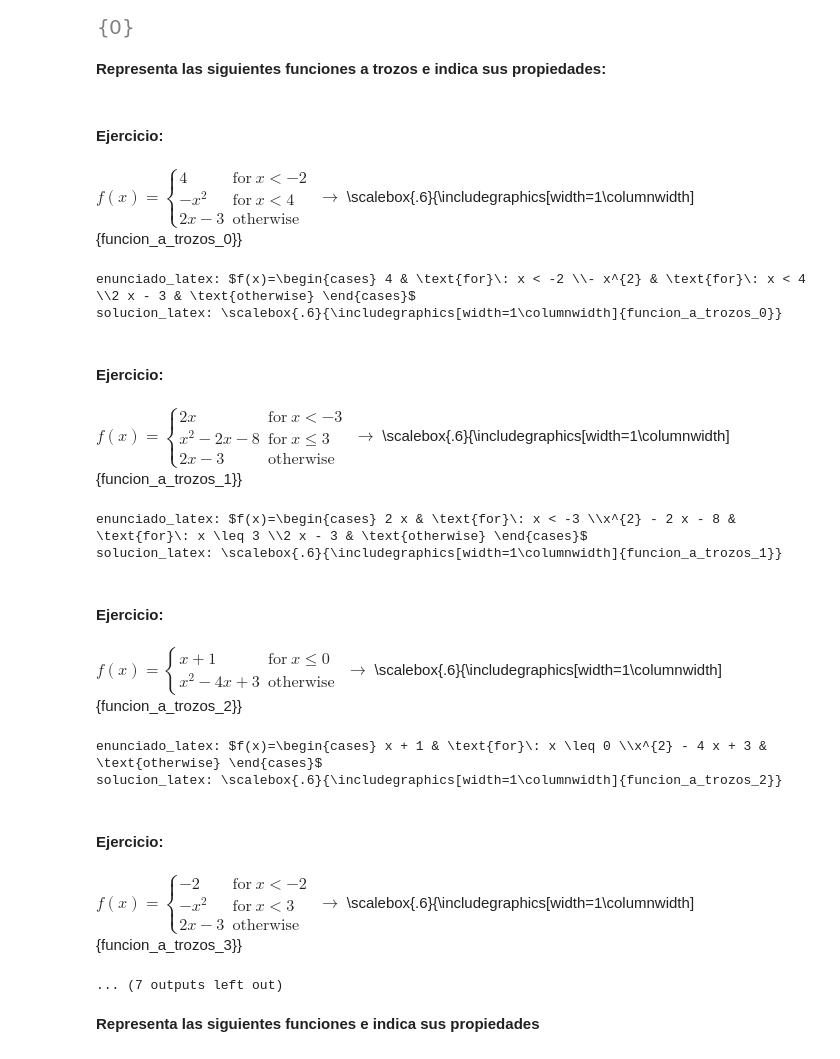
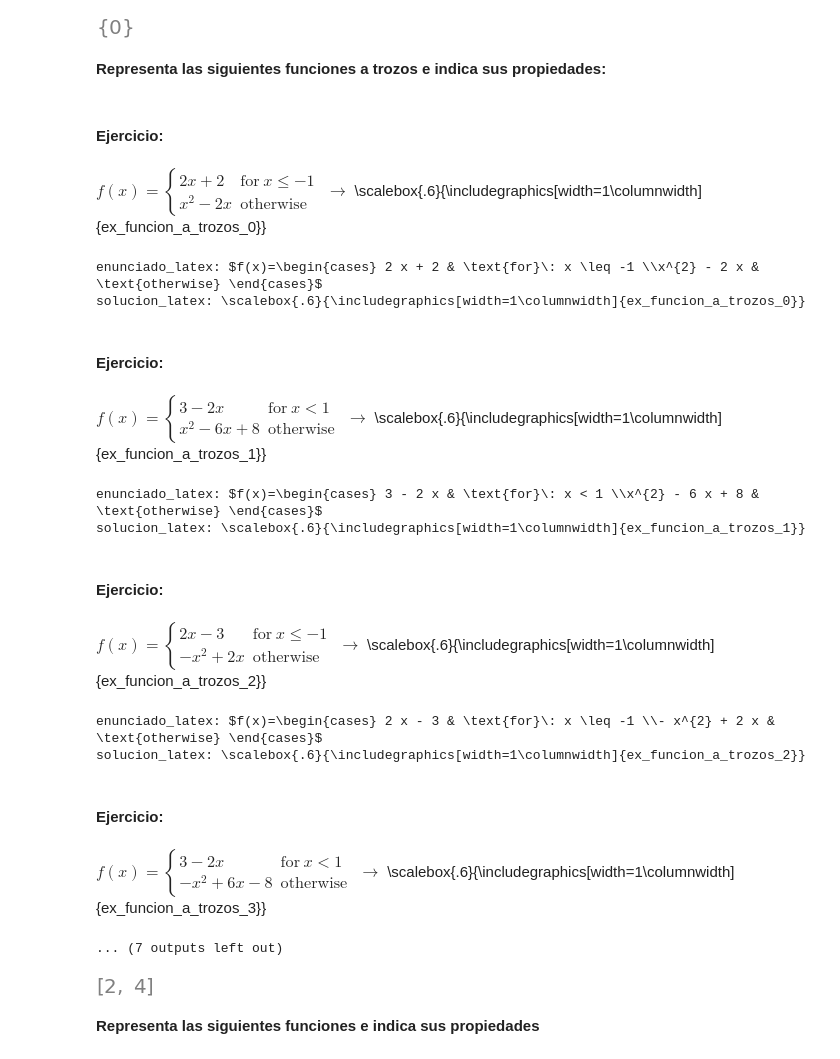
Before and after one commit to crdguez/mat4ac, a Jupyter notebook: notebooks/16-funciones.ipynb, the cells around one changed output. Saved outputs shown, nothing was run; the diff lists cells and outputs as text; code cells hidden in the pictures.

```diff
--- a/notebooks/16-funciones.ipynb
+++ b/notebooks/16-funciones.ipynb
@@ -186,13 +190,21 @@ singularities(sqrt(1/x),x)
 texto_ejercicio = 'Representa las siguientes funciones a trozos e indica sus propiedades:'
 display(md("**"+texto_ejercicio+"**"))
 
-enunciado = [Piecewise((4,x<-2),(-x**2,x<4),(2*x-3,x>=4)),
-             Piecewise((2*x,x<-3),(x**2-2*x-8,x<=3),(2*x-3,x>3)),
-             Piecewise((x+1,x<=0),(x**2-4*x+3,x>0)),
-#            Autoevaluacion
-             Piecewise((-2,x<-2),(-x**2,x<3),(2*x-3,x>=3)),
-             Piecewise((-3*x,x<-2),(x**2-2*x-8,x<=4),(2*x-1,x>4)),
-             Piecewise((x+1,x<=-1),(x**2-4*x+3,x>-1)),
+enunciado = [
+#              Piecewise((4,x<-2),(-x**2,x<4),(2*x-3,x>=4)),
+#              Piecewise((2*x,x<-3),(x**2-2*x-8,x<=3),(2*x-3,x>3)),
+#              Piecewise((x+1,x<=0),(x**2-4*x+3,x>0)),
+# #            Autoevaluacion
+#              Piecewise((-2,x<-2),(-x**2,x<3),(2*x-3,x>=3)),
+#              Piecewise((-3*x,x<-2),(x**2-2*x-8,x<=4),(2*x-1,x>4)),
+#              Piecewise((x+1,x<=-1),(x**2-4*x+3,x>-1)),
+#         Examen
+             Piecewise((2*x+2,x<=-1),(x**2 - 2* x,x>-1)),
+             Piecewise((-2*x+3,x<1),(x**2-6*x+8,x>=1)),
+             Piecewise((2*x-3,x<=-1),(-x**2 + 2* x,x>-1)),
+             Piecewise((-2*x+3,x<1),(-x**2+6*x-8,x>=1)),
+             Piecewise((2*x+3,x<-2),(3,x<=2),(-x+3,x>2)),
+             Piecewise((-2*x+3,x<-1),(3,x<=3),(x+3,x>3)),
                        ]
 question=texto_ejercicio
 parts=[]
@@ -200,11 +212,14 @@ sz=20
 
 for n,i in enumerate(enunciado) :
 #     enun, sol =r"$f(x)="+latex(i)+r"$",r"""\scalebox{.6}{\input{funcion_a_trozos_"""+latex(n)+r""".pgf}}"""
-    enun, sol =r"$f(x)="+latex(i)+r"$",r"""\scalebox{.6}{\includegraphics[width=1\columnwidth]{funcion_a_trozos_"""+latex(n)+r"""}}"""
+#     enun, sol =r"$f(x)="+latex(i)+r"$",r"""\scalebox{.6}{\includegraphics[width=1\columnwidth]{funcion_a_trozos_"""+latex(n)+r"""}}"""
+    enun, sol =r"$f(x)="+latex(i)+r"$",r"""\scalebox{.6}{\includegraphics[width=1\columnwidth]{ex_funcion_a_trozos_"""+latex(n)+r"""}}"""
 
     fg = grafica_funcion_trozos(i)[1]
 #    fg.savefig("funcion_a_trozos_{}.pgf".format(n))
-    fg.savefig("funcion_a_trozos_{}.png".format(n))
+#     fg.savefig("funcion_a_trozos_{}.png".format(n))
+    fg.savefig("ex_funcion_a_trozos_{}.png".format(n))
+
     mostrar_ejercicio(enun, sol)
     parts.append([enun, sol])
 
@@ -212,20 +227,25 @@ print(latex_exam(question, parts).replace(r'\frac',r'\dfrac'))
 # %% [output]
 **Representa las siguientes funciones a trozos e indica sus propiedades:**
 #### Ejercicio:
-$f(x)=\begin{cases} 4 & \text{for}\: x < -2 \\- x^{2} & \text{for}\: x < 4 \\2 x - 3 & \text{otherwise} \end{cases}$ $\to$ \scalebox{.6}{\includegraphics[width=1\columnwidth]{funcion_a_trozos_0}}
+$f(x)=\begin{cases} 2 x + 2 & \text{for}\: x \leq -1 \\x^{2} - 2 x & \text{otherwise} \end{cases}$ $\to$ \scalebox{.6}{\includegraphics[width=1\columnwidth]{ex_funcion_a_trozos_0}}
-enunciado_latex: $f(x)=\begin{cases} 4 & \text{for}\: x < -2 \\- x^{2} & \text{for}\: x < 4 \\2 x - 3 & \text{otherwise} \end{cases}$
-solucion_latex: \scalebox{.6}{\includegraphics[width=1\columnwidth]{funcion_a_trozos_0}}
+enunciado_latex: $f(x)=\begin{cases} 2 x + 2 & \text{for}\: x \leq -1 \\x^{2} - 2 x & \text{otherwise} \end{cases}$
+solucion_latex: \scalebox{.6}{\includegraphics[width=1\columnwidth]{ex_funcion_a_trozos_0}}
 #### Ejercicio:
-$f(x)=\begin{cases} 2 x & \text{for}\: x < -3 \\x^{2} - 2 x - 8 & \text{for}\: x \leq 3 \\2 x - 3 & \text{otherwise} \end{cases}$ $\to$ \scalebox{.6}{\includegraphics[width=1\columnwidth]{funcion_a_trozos_1}}
+$f(x)=\begin{cases} 3 - 2 x & \text{for}\: x < 1 \\x^{2} - 6 x + 8 & \text{otherwise} \end{cases}$ $\to$ \scalebox{.6}{\includegraphics[width=1\columnwidth]{ex_funcion_a_trozos_1}}
-enunciado_latex: $f(x)=\begin{cases} 2 x & \text{for}\: x < -3 \\x^{2} - 2 x - 8 & \text{for}\: x \leq 3 \\2 x - 3 & \text{otherwise} \end{cases}$
-solucion_latex: \scalebox{.6}{\includegraphics[width=1\columnwidth]{funcion_a_trozos_1}}
+enunciado_latex: $f(x)=\begin{cases} 3 - 2 x & \text{for}\: x < 1 \\x^{2} - 6 x + 8 & \text{otherwise} \end{cases}$
+solucion_latex: \scalebox{.6}{\includegraphics[width=1\columnwidth]{ex_funcion_a_trozos_1}}
 #### Ejercicio:
-$f(x)=\begin{cases} x + 1 & \text{for}\: x \leq 0 \\x^{2} - 4 x + 3 & \text{otherwise} \end{cases}$ $\to$ \scalebox{.6}{\includegraphics[width=1\columnwidth]{funcion_a_trozos_2}}
+$f(x)=\begin{cases} 2 x - 3 & \text{for}\: x \leq -1 \\- x^{2} + 2 x & \text{otherwise} \end{cases}$ $\to$ \scalebox{.6}{\includegraphics[width=1\columnwidth]{ex_funcion_a_trozos_2}}
-enunciado_latex: $f(x)=\begin{cases} x + 1 & \text{for}\: x \leq 0 \\x^{2} - 4 x + 3 & \text{otherwise} \end{cases}$
-solucion_latex: \scalebox{.6}{\includegraphics[width=1\columnwidth]{funcion_a_trozos_2}}
+enunciado_latex: $f(x)=\begin{cases} 2 x - 3 & \text{for}\: x \leq -1 \\- x^{2} + 2 x & \text{otherwise} \end{cases}$
+solucion_latex: \scalebox{.6}{\includegraphics[width=1\columnwidth]{ex_funcion_a_trozos_2}}
 #### Ejercicio:
-$f(x)=\begin{cases} -2 & \text{for}\: x < -2 \\- x^{2} & \text{for}\: x < 3 \\2 x - 3 & \text{otherwise} \end{cases}$ $\to$ \scalebox{.6}{\includegraphics[width=1\columnwidth]{funcion_a_trozos_3}}
+$f(x)=\begin{cases} 3 - 2 x & \text{for}\: x < 1 \\- x^{2} + 6 x - 8 & \text{otherwise} \end{cases}$ $\to$ \scalebox{.6}{\includegraphics[width=1\columnwidth]{ex_funcion_a_trozos_3}}
 ... (7 outputs left out)
+# %%
+expand(x*(x-2)), expand((x-1)**2-2*(x-1))
+solve(x**2-6*x+8)
+# %% [output]
+[figure, added]
 # %%
 texto_ejercicio = 'Representa las siguientes funciones e indica sus propiedades'
 display(md("**"+texto_ejercicio+"**"))
```
Also changed, not shown: parts of 3 cells of this notebook, 10 other files.
